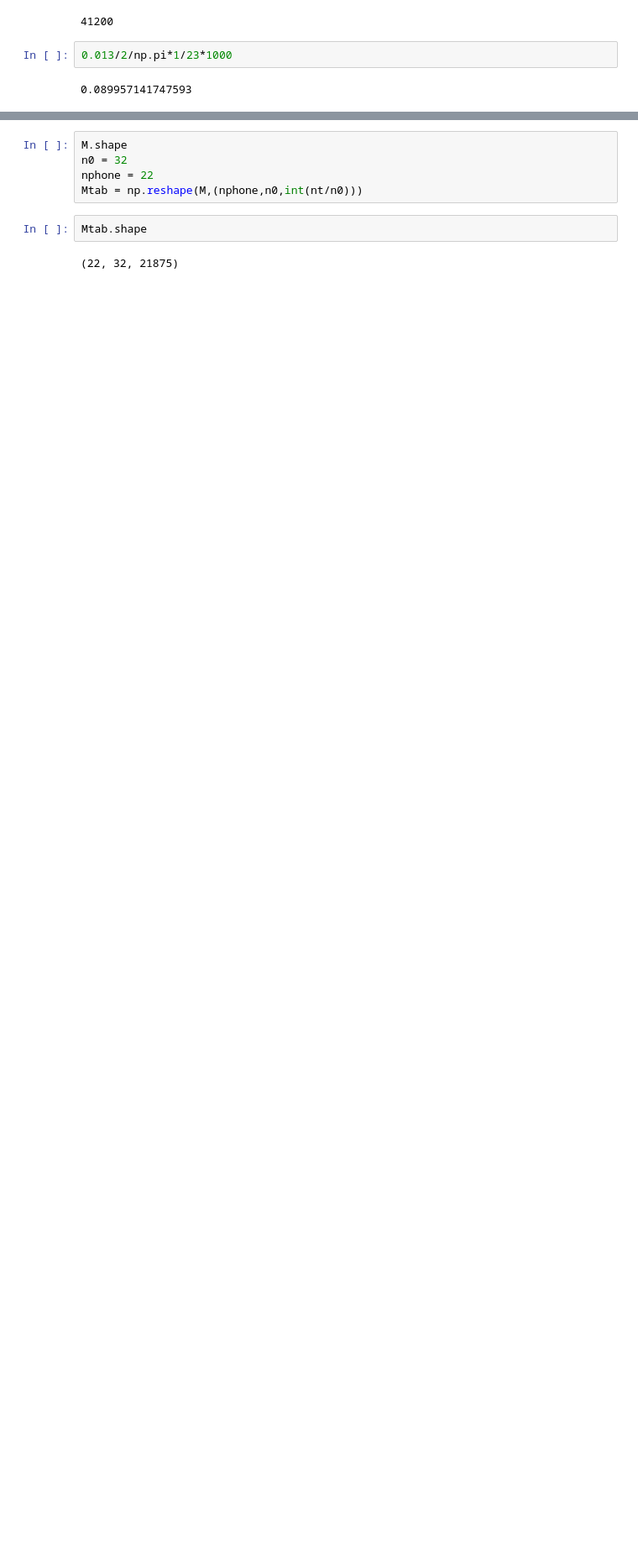
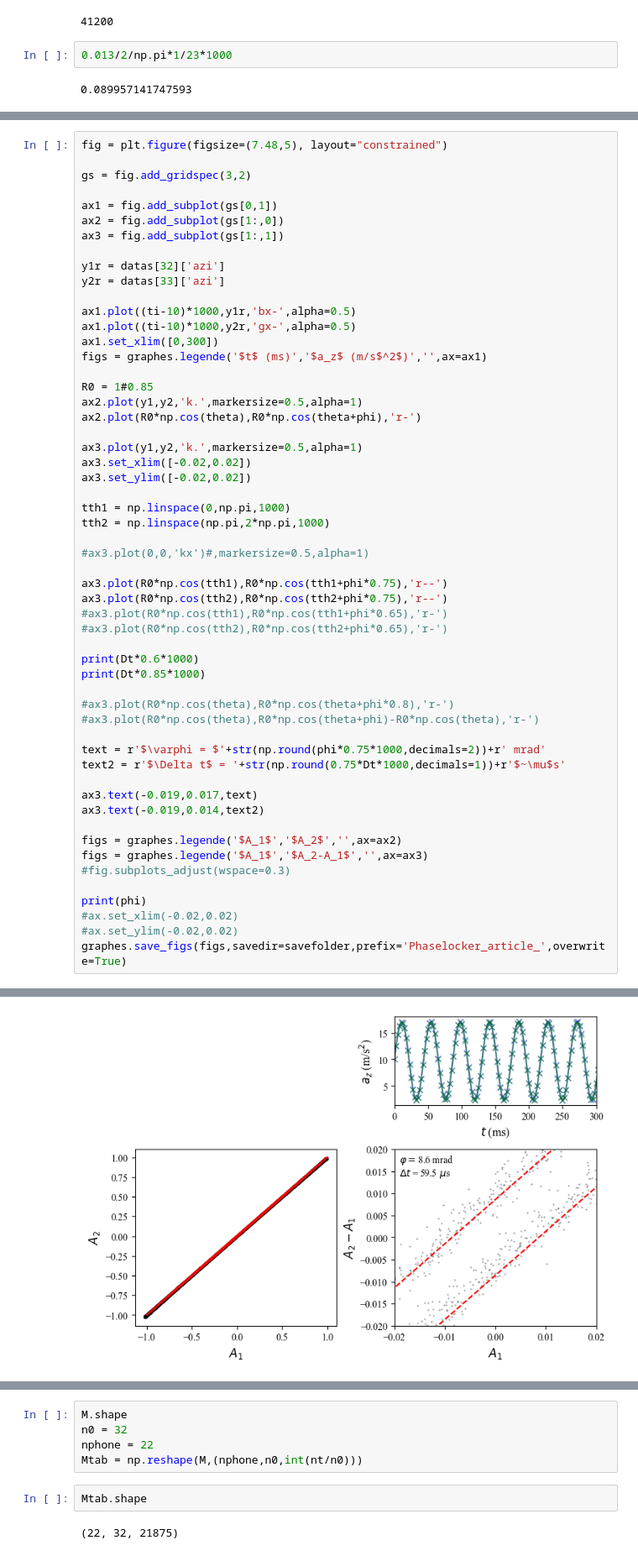
Before and after one commit to Turbotice/icewave, a Jupyter notebook: icewave/phone/Tsync/Sync_phones_170925_phaselocker.ipynb, the cells around one changed output, grey strips where cells are left out. Shown at 84% size. Saved outputs shown, nothing was run; the diff lists cells and outputs as text; blank space fills up the shorter version.

```diff
--- a/icewave/phone/Tsync/Sync_phones_170925_phaselocker.ipynb
+++ b/icewave/phone/Tsync/Sync_phones_170925_phaselocker.ipynb
@@ -430,0 +353,56 @@ graphes.save_figs(figs,savedir=savefolder,overwrite=True)
+# %%
+fig = plt.figure(figsize=(7.48,5), layout="constrained")
+
+gs = fig.add_gridspec(3,2)
+
+ax1 = fig.add_subplot(gs[0,1])
+ax2 = fig.add_subplot(gs[1:,0])
+ax3 = fig.add_subplot(gs[1:,1])
+
+y1r = datas[32]['azi']
+y2r = datas[33]['azi']
+
+ax1.plot((ti-10)*1000,y1r,'bx-',alpha=0.5)
+ax1.plot((ti-10)*1000,y2r,'gx-',alpha=0.5)
+ax1.set_xlim([0,300])
+figs = graphes.legende('$t$ (ms)','$a_z$ (m/s$^2$)','',ax=ax1)
+
+R0 = 1#0.85
+ax2.plot(y1,y2,'k.',markersize=0.5,alpha=1)
+ax2.plot(R0*np.cos(theta),R0*np.cos(theta+phi),'r-')
+
+ax3.plot(y1,y2,'k.',markersize=0.5,alpha=1)
+ax3.set_xlim([-0.02,0.02])
+ax3.set_ylim([-0.02,0.02])
+
+tth1 = np.linspace(0,np.pi,1000)
+tth2 = np.linspace(np.pi,2*np.pi,1000)
+
+#ax3.plot(0,0,'kx')#,markersize=0.5,alpha=1)
+
+ax3.plot(R0*np.cos(tth1),R0*np.cos(tth1+phi*0.75),'r--')
+ax3.plot(R0*np.cos(tth2),R0*np.cos(tth2+phi*0.75),'r--')
+#ax3.plot(R0*np.cos(tth1),R0*np.cos(tth1+phi*0.65),'r-')
+#ax3.plot(R0*np.cos(tth2),R0*np.cos(tth2+phi*0.65),'r-')
+
+print(Dt*0.6*1000)
+print(Dt*0.85*1000)
+
+#ax3.plot(R0*np.cos(theta),R0*np.cos(theta+phi*0.8),'r-')
+#ax3.plot(R0*np.cos(theta),R0*np.cos(theta+phi)-R0*np.cos(theta),'r-')
+
+text = r'$\varphi = $'+str(np.round(phi*0.75*1000,decimals=2))+r' mrad'
+text2 = r'$\Delta t$ = '+str(np.round(0.75*Dt*1000,decimals=1))+r'$~\mu$s'
+
+ax3.text(-0.019,0.017,text)
+ax3.text(-0.019,0.014,text2)
+
+figs = graphes.legende('$A_1$','$A_2$','',ax=ax2)
+figs = graphes.legende('$A_1$','$A_2-A_1$','',ax=ax3)
+#fig.subplots_adjust(wspace=0.3)
+
+print(phi)
+#ax.set_xlim(-0.02,0.02)
+#ax.set_ylim(-0.02,0.02)
+graphes.save_figs(figs,savedir=savefolder,prefix='Phaselocker_article_',overwrite=True)
+# %% [output]
@@ -431,3 +412,4 @@ graphes.save_figs(figs,savedir=savefolder,overwrite=True)
+[figure, added]
 # %%
 np.cos(phi)
 # %% [output]
```
Also changed, not shown: parts of 21 cells of this notebook, 5 other files.
